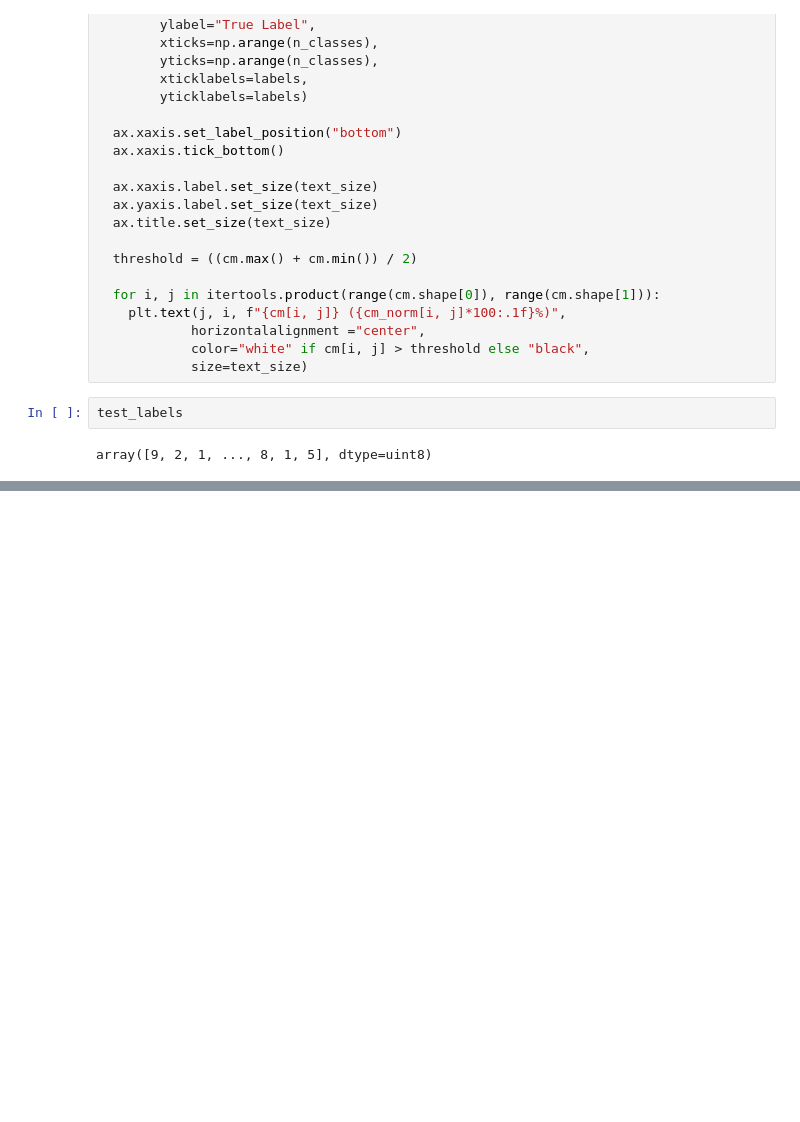
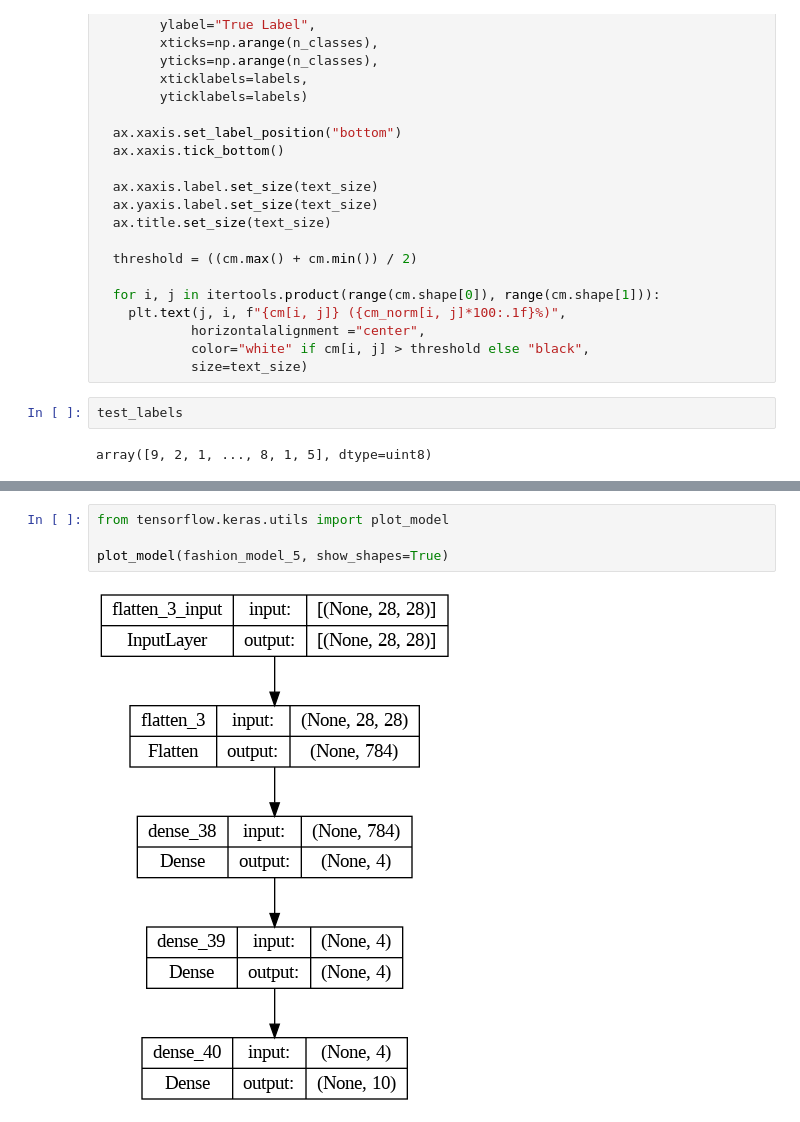
Before and after one commit to farukemrekaraca/ztm-tensorflow-machinelearning-deeplearning, a Jupyter notebook: 02_neural_network_classification_with_tensorflow.ipynb, the cells around one changed output, grey strips where cells are left out. Cells and saved outputs as stored; diff of their text form; blank space fills up the shorter version.

```diff
--- a/02_neural_network_classification_with_tensorflow.ipynb
+++ b/02_neural_network_classification_with_tensorflow.ipynb
@@ -1118,0 +1114,6 @@ make_confusion_matrix(y_true=test_labels,
+# %%
+from tensorflow.keras.utils import plot_model
+
+plot_model(fashion_model_5, show_shapes=True)
+# %% [output]
+[figure, added]
```
Also changed, not shown: parts of 54 cells of this notebook.
